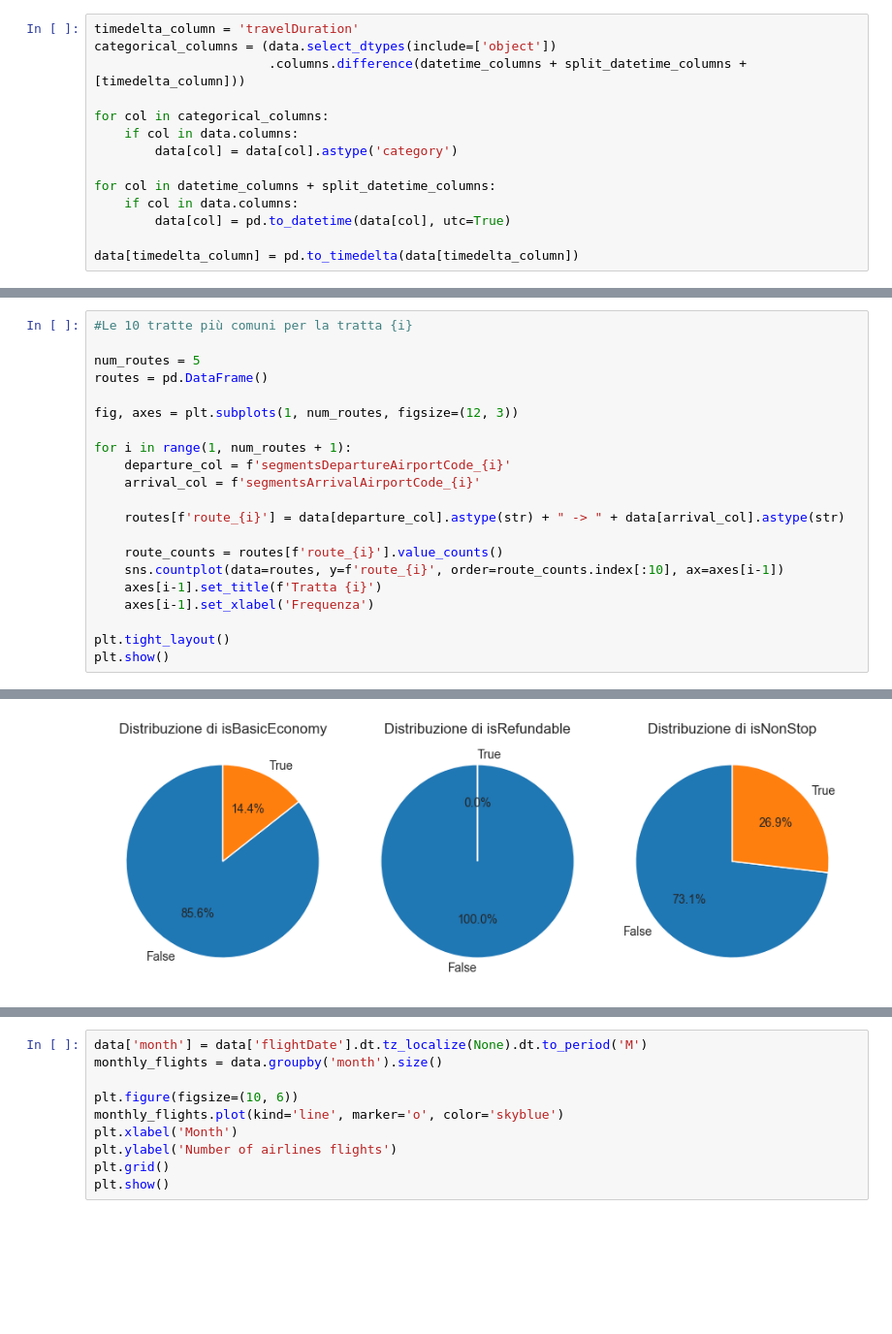
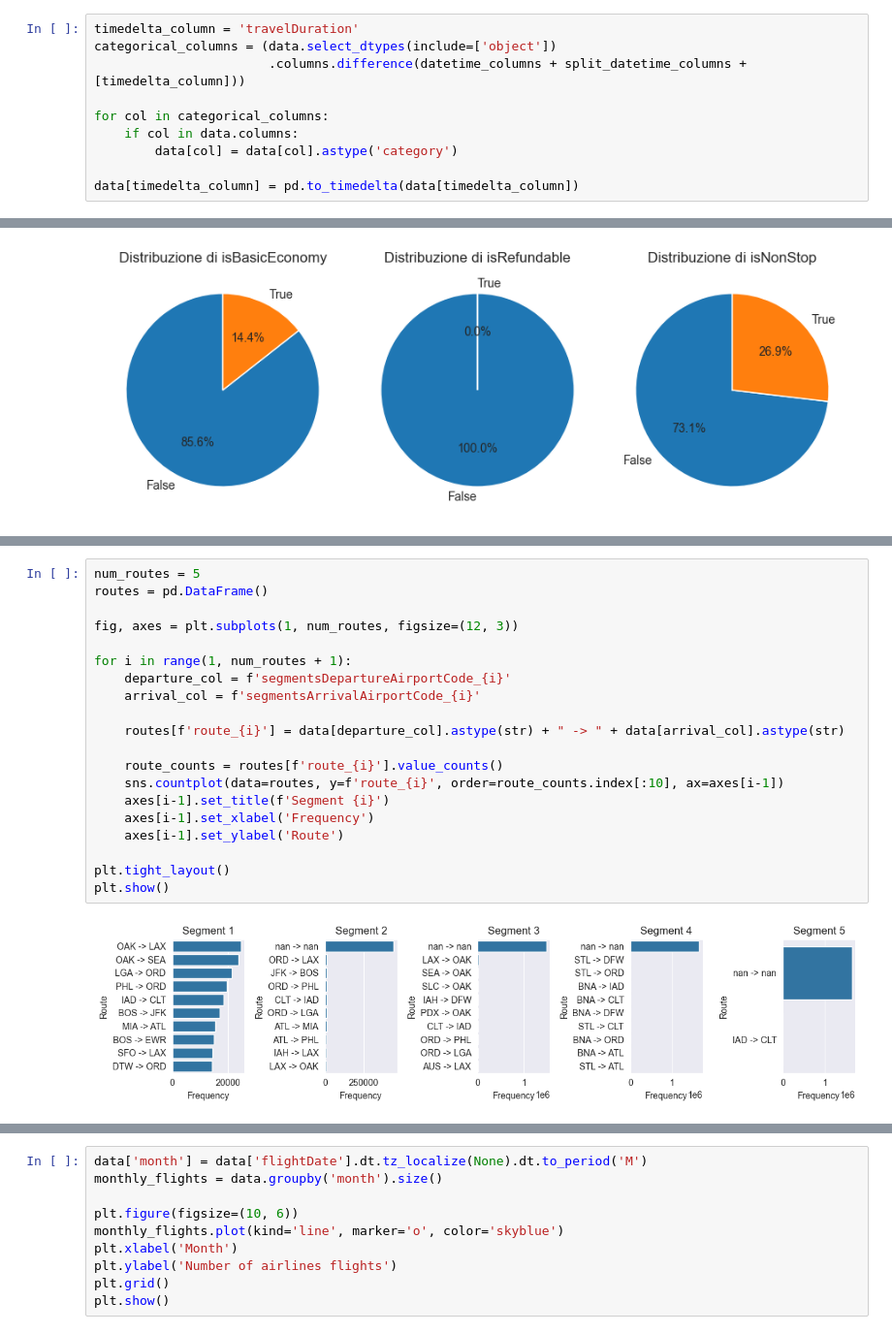
Before and after one commit to GiuliaNardicchia/big-data-project, a Jupyter notebook: src/main/python/data-exploration.ipynb, the cells around one changed output, grey strips where cells are left out. Shown at 97% size. Drawn from its saved outputs; the diff is of its cells as text; blank space fills up the shorter version.

Commit message:
refactor: add documentation at some graphs

```diff
--- a/src/main/python/data-exploration.ipynb
+++ b/src/main/python/data-exploration.ipynb
@@ -172,10 +170,6 @@ for col in categorical_columns:
     if col in data.columns:
         data[col] = data[col].astype('category')
 
-for col in datetime_columns + split_datetime_columns:
-    if col in data.columns:
-        data[col] = pd.to_datetime(data[col], utc=True)
-
 data[timedelta_column] = pd.to_timedelta(data[timedelta_column])
 # %%
 data.info(memory_usage="deep")
@@ -322,21 +249,0 @@ plt.show()
-# %%
-#Le 10 tratte più comuni per la tratta {i}
-
-num_routes = 5
-routes = pd.DataFrame()
-
-fig, axes = plt.subplots(1, num_routes, figsize=(12, 3))
-
-for i in range(1, num_routes + 1):
-    departure_col = f'segmentsDepartureAirportCode_{i}'
-    arrival_col = f'segmentsArrivalAirportCode_{i}'
-
-    routes[f'route_{i}'] = data[departure_col].astype(str) + " -> " + data[arrival_col].astype(str)
-
-    route_counts = routes[f'route_{i}'].value_counts()
-    sns.countplot(data=routes, y=f'route_{i}', order=route_counts.index[:10], ax=axes[i-1])
-    axes[i-1].set_title(f'Tratta {i}')
-    axes[i-1].set_xlabel('Frequenza')
-
-plt.tight_layout()
-plt.show()
@@ -391,0 +369,22 @@ plt.show()
+# %%
+num_routes = 5
+routes = pd.DataFrame()
+
+fig, axes = plt.subplots(1, num_routes, figsize=(12, 3))
+
+for i in range(1, num_routes + 1):
+    departure_col = f'segmentsDepartureAirportCode_{i}'
+    arrival_col = f'segmentsArrivalAirportCode_{i}'
+
+    routes[f'route_{i}'] = data[departure_col].astype(str) + " -> " + data[arrival_col].astype(str)
+
+    route_counts = routes[f'route_{i}'].value_counts()
+    sns.countplot(data=routes, y=f'route_{i}', order=route_counts.index[:10], ax=axes[i-1])
+    axes[i-1].set_title(f'Segment {i}')
+    axes[i-1].set_xlabel('Frequency')
+    axes[i-1].set_ylabel('Route')
+
+plt.tight_layout()
+plt.show()
+# %% [output]
+[figure, new version]
```
Also changed, not shown: parts of 19 cells of this notebook.
